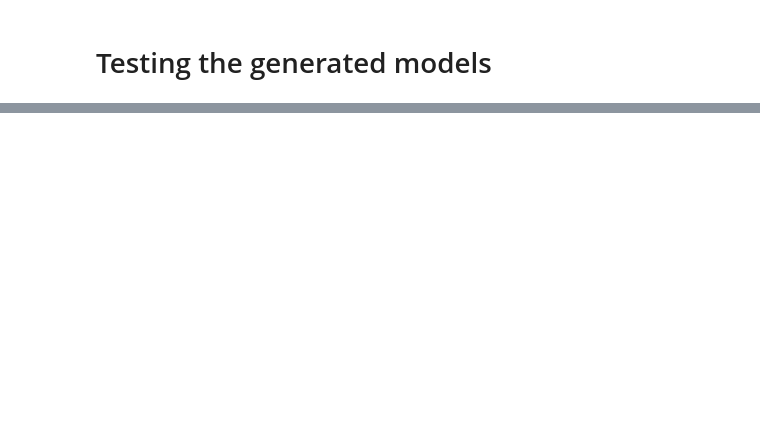
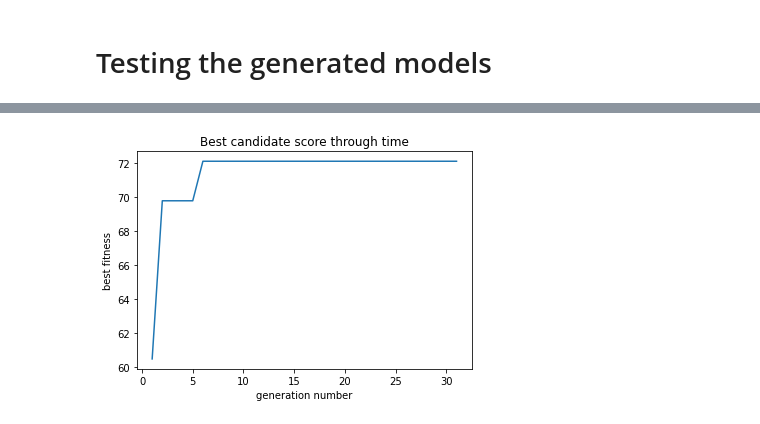
Before and after one commit to Sarah-HA-2021/MLDM_HomeWork, a Jupyter notebook: Project/Genetic Search/genetic+encoding .ipynb, the cells around one changed output, grey strips where cells are left out. Cells and saved outputs as stored; diff of their text form; code cells hidden in the pictures; blank space fills up the shorter version.

```diff
--- a/Project/Genetic Search/genetic+encoding .ipynb
+++ b/Project/Genetic Search/genetic+encoding .ipynb
@@ -681,0 +630,20 @@ def get_algorithm_name(weka_name):
+# %%
+# our fitness function will take a model and data and return its accuarcy on this data
+options=[]
+def fitness_accuarcy (chromosome,data=test,data_name="glass_data"):
+  common_path="/tmp/"
+  options=[]
+  for weka_algo in decode(chromosome):
+    path=  str(common_path+get_algorithm_name(weka_algo)+"_"+data_name+".model")
+    options.append("-P")
+    options.append(path)
+  options.append("-R")
+  options.append("PROD")
+  #applying voting func
+  cls = Classifier(classname="weka.classifiers.meta.Vote",options =options)
+  evaluation=Evaluation(data)
+  cls.build_classifier(data)
+  #print(cls)
+  evaluation.crossvalidate_model(cls, test, 10, Random(42))  # 10-fold CV
+  m=(repr(evaluation.summary()).split('               ')[1])
+  return (float(m.split(' %\\n')[0]))
@@ -685,0 +668,10 @@ decode([0, 0, 1, 0, 0, 0, 0, 0, 1, 0,  1])
+# %%
+import time
+start = time.perf_counter()
+best_sol, best_score,scores =genetic_algorithm(fitness_func=fitness_accuarcy, chromosome_size=11, generations=30, population_size=50, cross_rate=0.9, matuation_rate=0.1,population=population)
+print('Done!')
+print('best solution is:','f(%s) = %f' % (best_sol,  best_score))
+print ('which is equvilant to')
+print(list(map(get_name,decode(best_sol))))
+end = time.perf_counter()
+print('total time', end - start )
@@ -685,0 +687,17 @@ decode([0, 0, 1, 0, 0, 0, 0, 0, 1, 0,  1])
+# %%
+import matplotlib.pyplot as plt
+
+generations=[g for g in range(1,32)]
+# naming the x axis
+plt.plot(generations, scores)
+plt.xlabel('generation number')
+# naming the y axis
+plt.ylabel('best fitness')
+
+# giving a title to my graph
+plt.title('Best candidate score through time')
+
+# function to show the plot
+plt.show()
+# %% [output]
+[figure, added]
```
Also changed, not shown: parts of 22 cells of this notebook.
